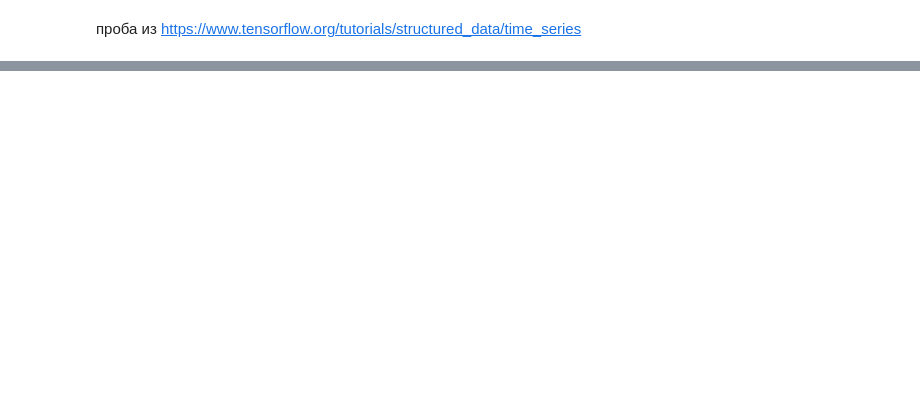
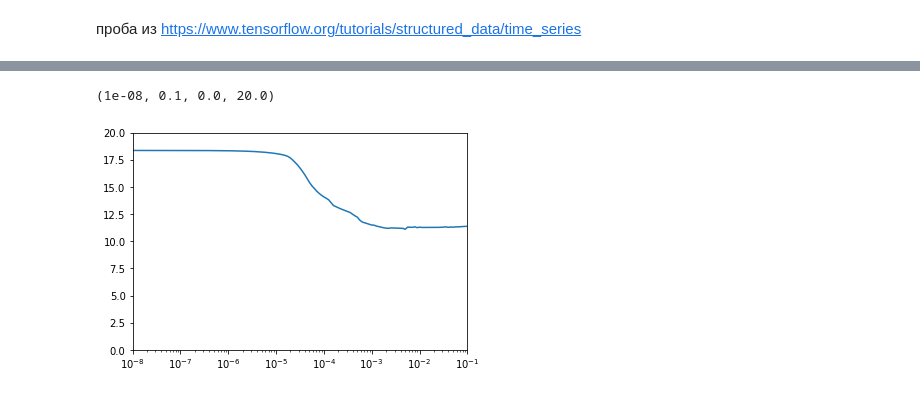
Before and after one commit to andrew-veriga/sunpower, a Jupyter notebook: model.ipynb, the cells around one changed output, grey strips where cells are left out. Drawn from its saved outputs; the diff is of its cells as text; code cells hidden in the pictures; blank space fills up the shorter version.

```diff
--- a/model.ipynb
+++ b/model.ipynb
@@ -222,0 +216,7 @@ series.head
+# %%
+lrs = 1e-8 * (10 ** (np.arange(epoch_num) / 20))
+plt.semilogx(lrs, history.history["loss"])
+plt.axis([1e-8, 1e-1, 0, 20])
+# %% [output]
+(1e-08, 0.1, 0.0, 20.0)
+[figure, added]
```
Also changed, not shown: parts of 14 cells of this notebook.
